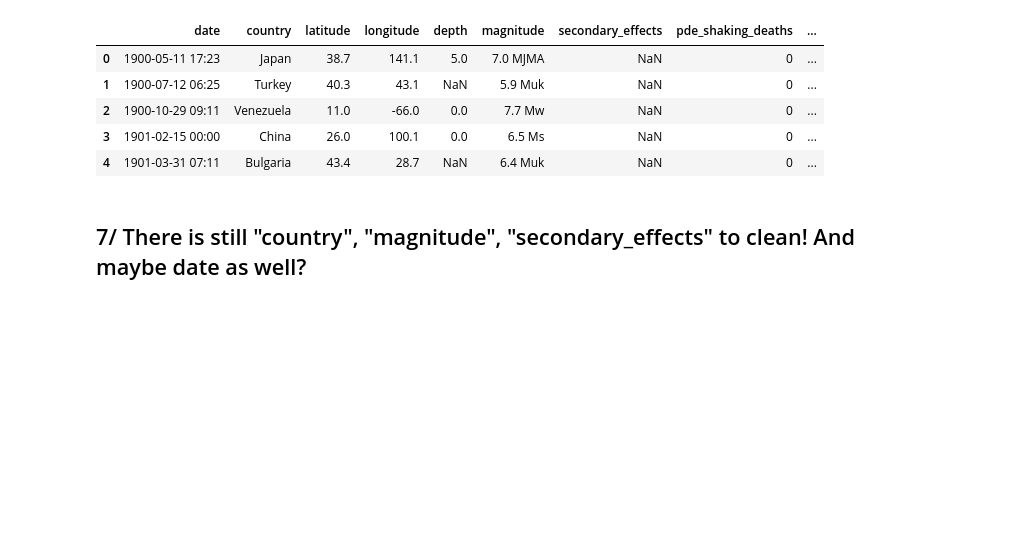
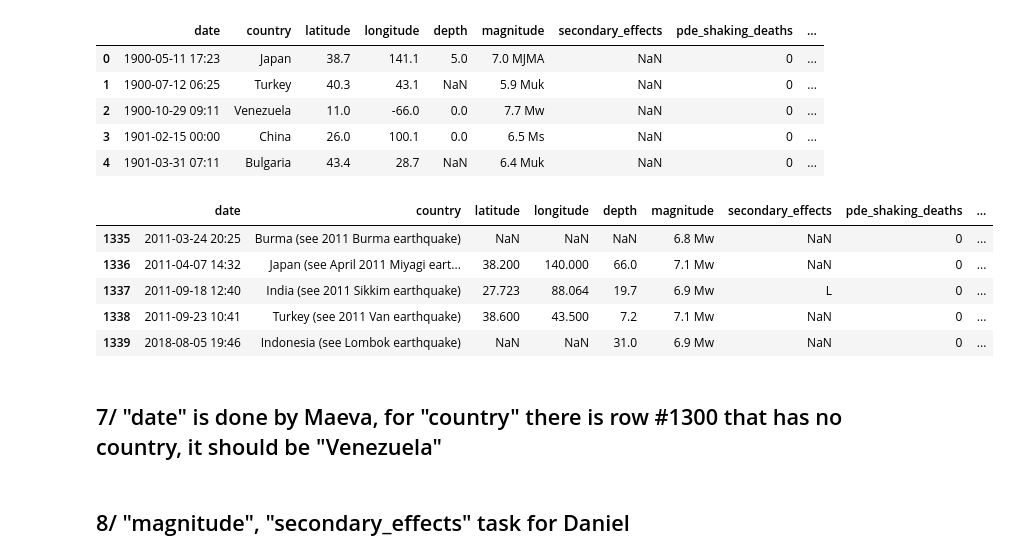
Before and after one commit to nss-data-science-cohort-4/dq3-earthquakes-amdquake, a Jupyter notebook: notebook/dq3-amdquake-alg-02-columns_cleaning.ipynb, the cells around one changed output. Drawn from its saved outputs; the diff is of its cells as text; code cells hidden in the pictures; blank space fills up the shorter version.

```diff
--- a/notebook/dq3-amdquake-alg-02-columns_cleaning.ipynb
+++ b/notebook/dq3-amdquake-alg-02-columns_cleaning.ipynb
@@ -278,3 +219,12 @@ It did get rid of + and * but did put into brackets like: 150+ --> [150,]
+# %%
+def split_formatting(sstr):
+    # Apply the split on the string. The result will be a string
+    slist = re.split(r"[*+([]", str(sstr)) # [10,]
+    # The element we want to grab is the first element of that list
+    return slist[0]
+# %%
+# Now, we can simply use this function using apply() on the dataset
+world_earthquakes['others_source_deaths'] = world_earthquakes['others_source_deaths'].apply(split_formatting)
 # %%
 world_earthquakes['others_source_deaths'].unique()
 # %% [output]
@@ -287,2 +235,0 @@ array([0, '3500', '8000+', '46', '164[6]', '1500[6]', '105000', '1404',
-# %%
-world_earthquakes["others_source_deaths"] = world_earthquakes["others_source_deaths"].replace("8000+", 8000).replace("164[6]", 164).replace("1500[6]", 1500).replace("33[8]", 33).replace("45000[9]", 45000).replace("2489[10]", 2489).replace("26271[11] 26000[12]", 26271).replace("231000*[13] 283000*[14] 227898*[15]", 283000).replace("60[16]", 60).replace("222,517[17]", 517).replace("521[19]", 521).replace("15894[20]", 15894).replace("150+", 150).replace("111+", 111).replace("601 (as of October 30, 2011)", 601)
@@ -289,3 +240,6 @@ world_earthquakes["others_source_deaths"] = world_earthquakes["others_source_dea
+# %%
+# use the function replace() for the two rows that needs adjustment
+world_earthquakes["others_source_deaths"] = world_earthquakes["others_source_deaths"].replace("231000", 283000).replace("222,517", 517)
 # %%
 world_earthquakes['others_source_deaths'].unique()
 # %% [output]
@@ -304,5 +259,16 @@ world_earthquakes.head()
 | 2 | 1900-10-29 09:11 | Venezuela | 11.0 | -66.0 | 0.0 | 7.7 Mw | NaN | 0 | ... |
 | 3 | 1901-02-15 00:00 | China | 26.0 | 100.1 | 0.0 | 6.5 Ms | NaN | 0 | ... |
 | 4 | 1901-03-31 07:11 | Bulgaria | 43.4 | 28.7 | NaN | 6.4 Muk | NaN | 0 | ... |
-# %% [markdown]
-## 7/ There is still "country", "magnitude", "secondary_effects" to clean! And maybe date as well?
+# %%
+world_earthquakes.tail()
+# %% [output]
+|  | date | country | latitude | longitude | depth | magnitude | secondary_effects | pde_shaking_deaths | ... |
+| 1335 | 2011-03-24 20:25 | Burma (see 2011 Burma earthquake) | NaN | NaN | NaN | 6.8 Mw | NaN | 0 | ... |
+| 1336 | 2011-04-07 14:32 | Japan (see April 2011 Miyagi eart... | 38.200 | 140.000 | 66.0 | 7.1 Mw | NaN | 0 | ... |
+| 1337 | 2011-09-18 12:40 | India (see 2011 Sikkim earthquake) | 27.723 | 88.064 | 19.7 | 6.9 Mw | L | 0 | ... |
+| 1338 | 2011-09-23 10:41 | Turkey (see 2011 Van earthquake) | 38.600 | 43.500 | 7.2 | 7.1 Mw | NaN | 0 | ... |
+| 1339 | 2018-08-05 19:46 | Indonesia (see Lombok earthquake) | NaN | NaN | 31.0 | 6.9 Mw | NaN | 0 | ... |
+# %% [markdown]
+## 7/ "date" is done by Maeva, for "country" there is row #1300 that has no country, it should be "Venezuela"
+# %% [markdown]
+## 8/ "magnitude", "secondary_effects" task for Daniel
```
Also changed, not shown: parts of 42 cells of this notebook.
